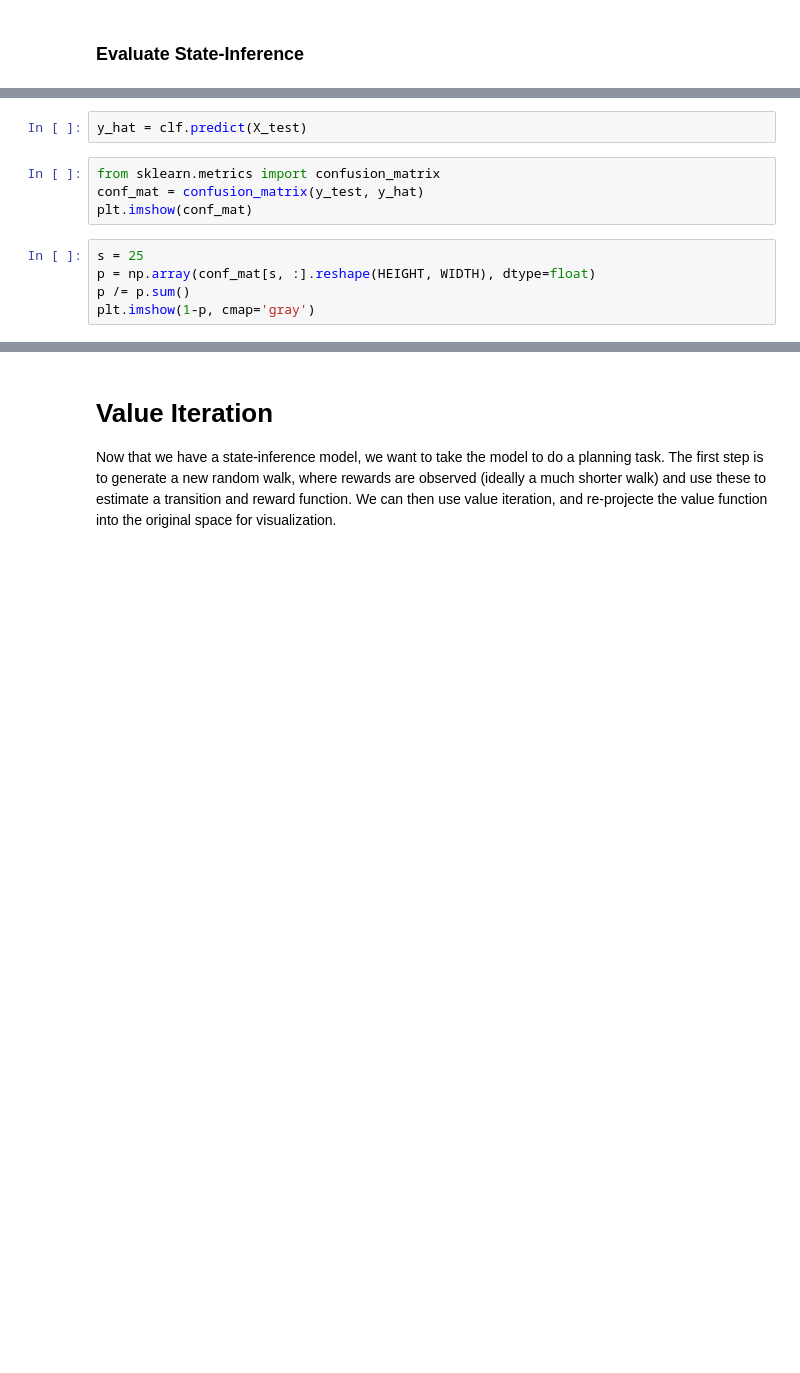
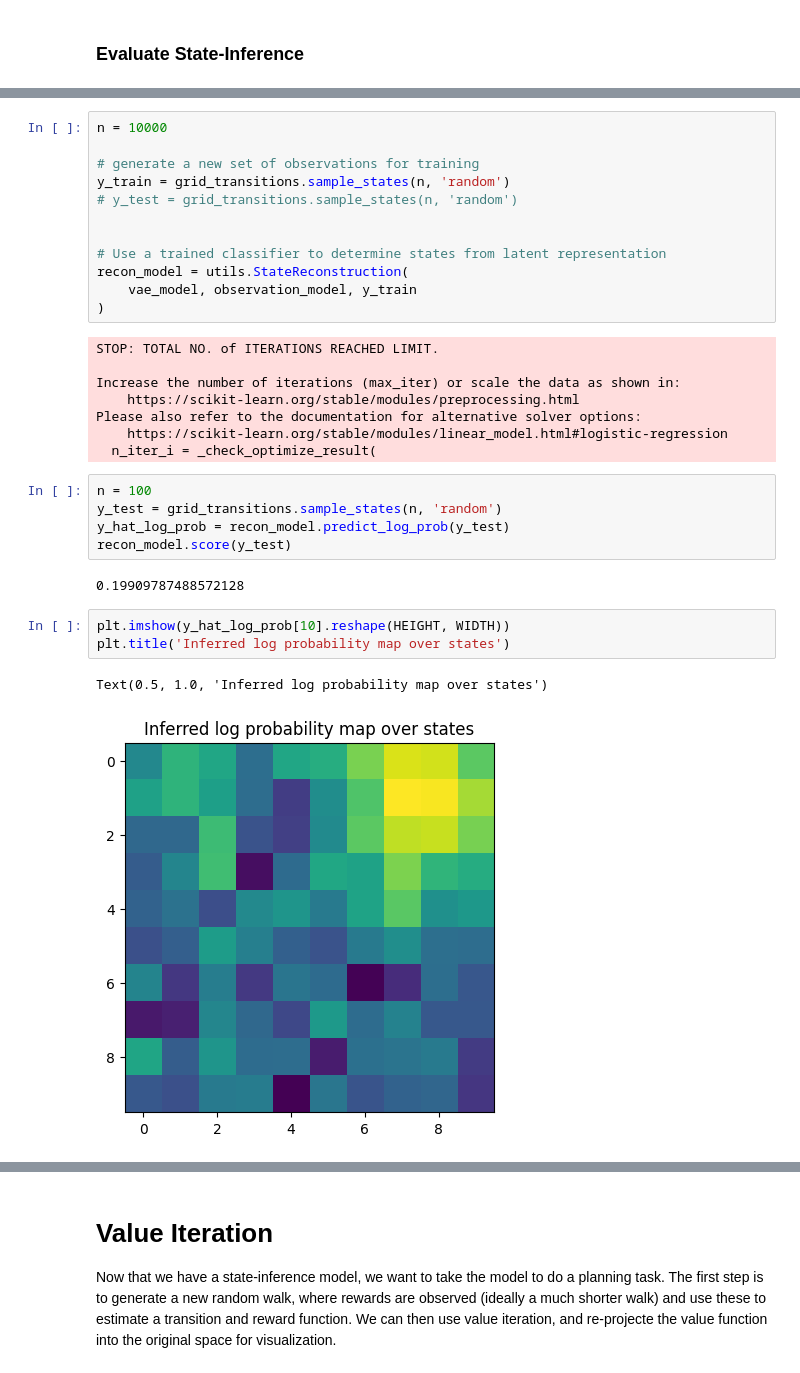
Before and after one commit to nicktfranklin/thread_the_needle, a Jupyter notebook: State_Inference_Network.ipynb, the cells around one changed output, grey strips where cells are left out. Drawn from its saved outputs; the diff is of its cells as text; blank space fills up the shorter version.

Commit message:
added a class to go from embeddings to states.

```diff
--- a/State_Inference_Network.ipynb
+++ b/State_Inference_Network.ipynb
@@ -324,11 +294,33 @@ y_train
-# %%
-y_hat = clf.predict(X_test)
-# %%
-from sklearn.metrics import confusion_matrix
-conf_mat = confusion_matrix(y_test, y_hat)
-plt.imshow(conf_mat)
-# %%
-s = 25
-p = np.array(conf_mat[s, :].reshape(HEIGHT, WIDTH), dtype=float)
-p /= p.sum()
-plt.imshow(1-p, cmap='gray')
+# %%
+n = 10000
+
+# generate a new set of observations for training
+y_train = grid_transitions.sample_states(n, 'random')
+# y_test = grid_transitions.sample_states(n, 'random')
+
+
+# Use a trained classifier to determine states from latent representation
+recon_model = utils.StateReconstruction(
+    vae_model, observation_model, y_train
+)
+# %% [output]
+STOP: TOTAL NO. of ITERATIONS REACHED LIMIT.
+
+Increase the number of iterations (max_iter) or scale the data as shown in:
+    https://scikit-learn.org/stable/modules/preprocessing.html
+Please also refer to the documentation for alternative solver options:
+    https://scikit-learn.org/stable/modules/linear_model.html#logistic-regression
+  n_iter_i = _check_optimize_result(
+# %%
+n = 100
+y_test = grid_transitions.sample_states(n, 'random')
+y_hat_log_prob = recon_model.predict_log_prob(y_test)
+recon_model.score(y_test)
+# %% [output]
+0.19909787488572128
+# %%
+plt.imshow(y_hat_log_prob[10].reshape(HEIGHT, WIDTH))
+plt.title('Inferred log probability map over states')
+# %% [output]
+Text(0.5, 1.0, 'Inferred log probability map over states')
+[figure, added]
```
Also changed, not shown: parts of 14 cells of this notebook, 4 other files.
